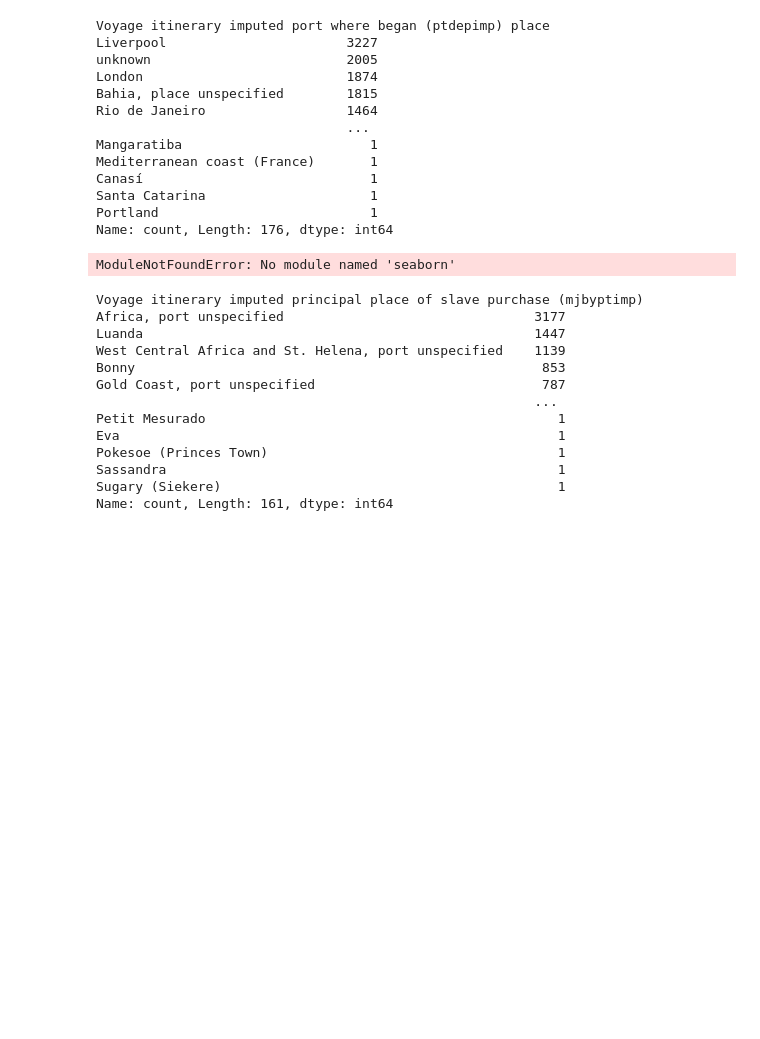
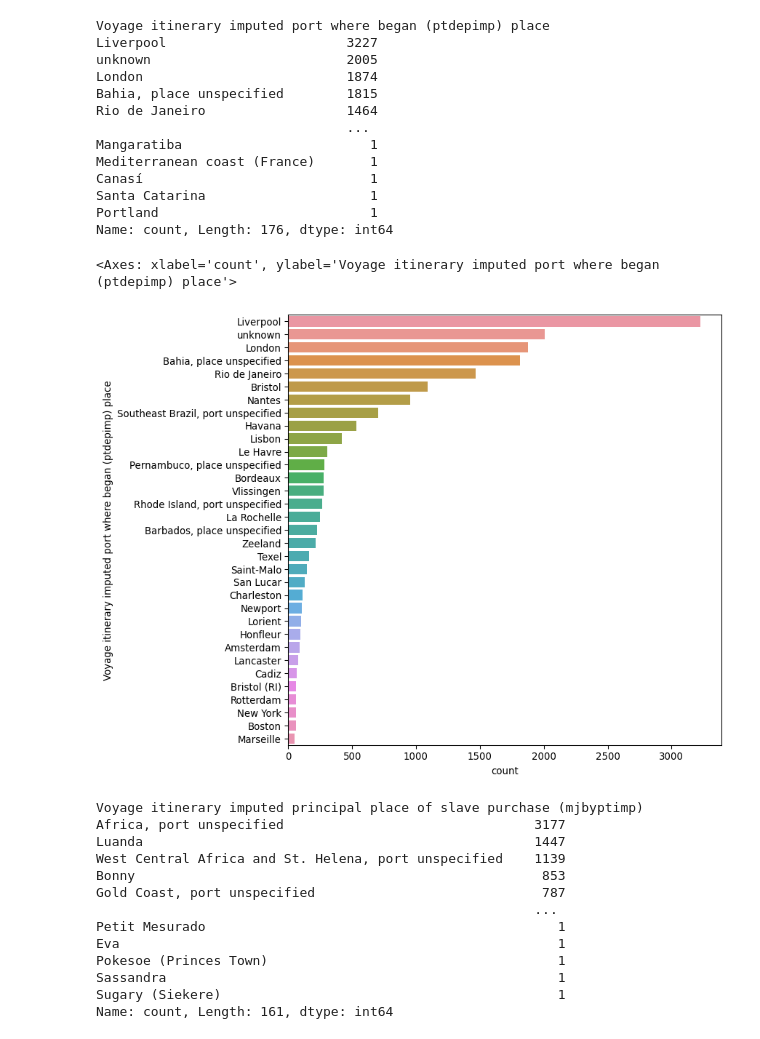
Before and after one commit to CentreForDigitalHumanities/det_cultural_data, a Jupyter notebook: parts/data_analysis/ch4_data_analysis.ipynb, the cells around one changed output. Cells and saved outputs as stored; diff of their text form; code cells hidden in the pictures; blank space fills up the shorter version.

```diff
--- a/parts/data_analysis/ch4_data_analysis.ipynb
+++ b/parts/data_analysis/ch4_data_analysis.ipynb
@@ -302,12 +307,15 @@ Name: count, Length: 176, dtype: int64
 # %%
 import seaborn as sns
 import matplotlib.pyplot as plt
 
 fig, new_ax = plt.subplots(nrows=1,ncols=1,figsize=(8,8))
 filter = start_port_counts > 50
-sns.barplot(ax=new_ax,x=start_port_counts[filter],y=start_port_counts.index[filter])
+x_data = start_port_counts[filter]
+y_data = start_port_counts.index[filter]
+sns.barplot(ax=new_ax,x=x_data,y=y_data)
 # %% [output]
-ModuleNotFoundError: No module named 'seaborn'
+<Axes: xlabel='count', ylabel='Voyage itinerary imputed port where began (ptdepimp) place'>
+[figure, added]
 # %%
 main_pur_port = cleaned_df.iloc[:,4]
 main_pur_counts = main_pur_port.value_counts()
```
Also changed, not shown: parts of 11 cells of this notebook, 48 other files.
